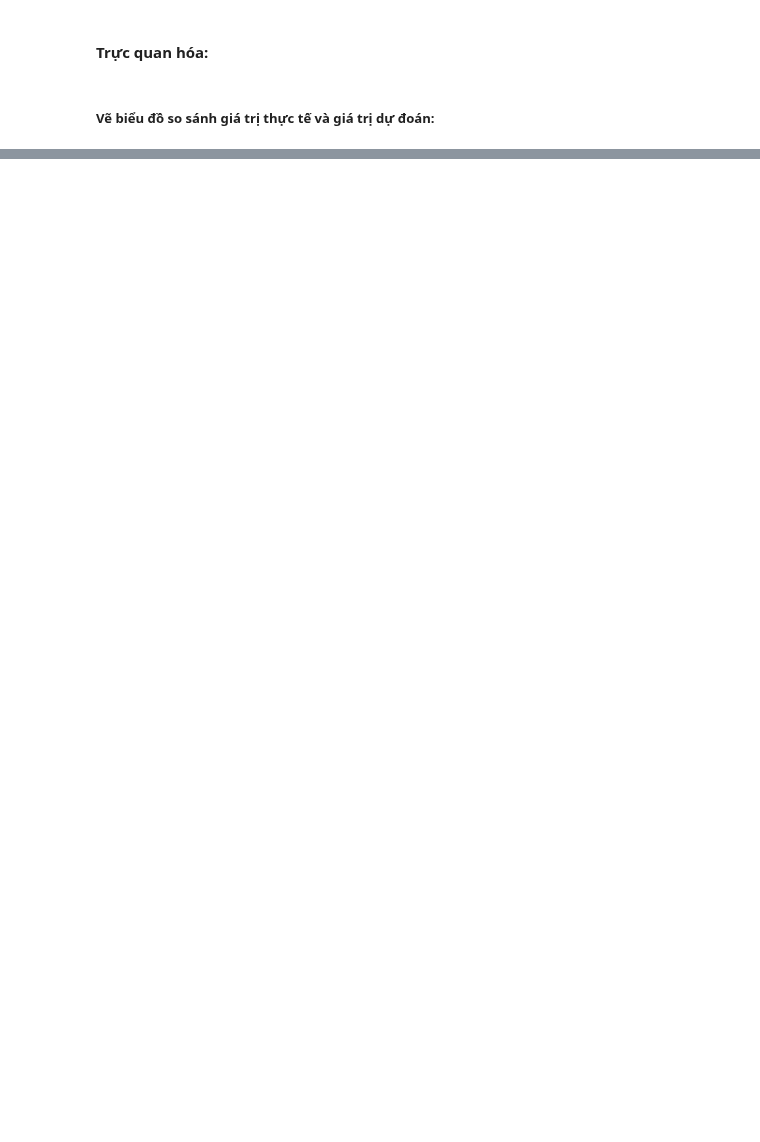
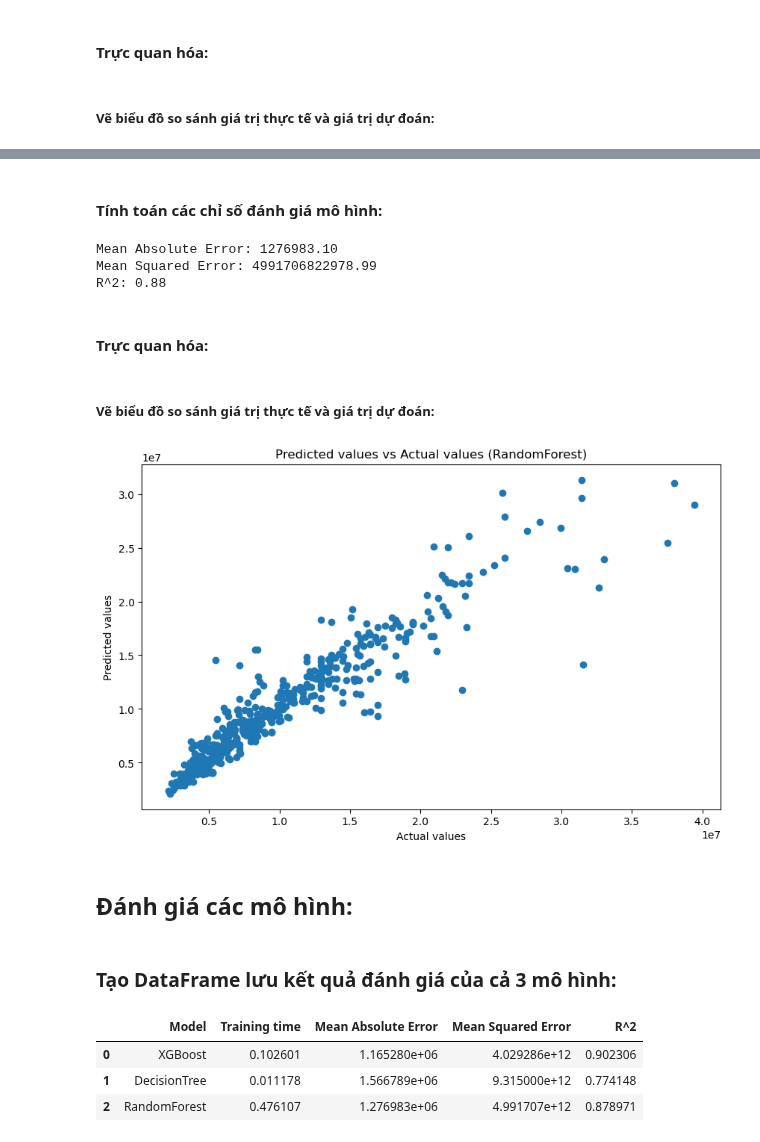
Before and after one commit to Yogurt01/G2_IntroToDataScience_CQ2022-21_Lab, a Jupyter notebook: notebooks/4.0-data-modelling.ipynb, the cells around one changed output, grey strips where cells are left out. Saved outputs shown, nothing was run; the diff lists cells and outputs as text; code cells hidden in the pictures; blank space fills up the shorter version.

```diff
--- a/notebooks/4.0-data-modelling.ipynb
+++ b/notebooks/4.0-data-modelling.ipynb
@@ -468,0 +503,2 @@ plt.show()
+# %%
+model_3 = RandomForestRegressor()
@@ -468,0 +507,4 @@ plt.show()
+# %%
+time_start = time.time()
+model_3.fit(X_train, y_train)
+time_end = time.time()
@@ -468,0 +520,5 @@ plt.show()
+# %%
+y_pred_model_3 = model_3.predict(X_test)
+y_pred_model_3 = np.maximum(y_pred_model_3, 0)  # Đảm bảo giá không âm
+# %% [markdown]
+#### Tính toán các chỉ số đánh giá mô hình:
@@ -468,0 +529,27 @@ plt.show()
+# %%
+print(f"Mean Absolute Error: {mae_model_3:.2f}")
+print(f"Mean Squared Error: {mse_model_3:.2f}")
+print(f"R^2: {r2_model_3:.2f}")
+# %% [output]
+Mean Absolute Error: 1276983.10
+Mean Squared Error: 4991706822978.99
+R^2: 0.88
+# %% [markdown]
+#### Trực quan hóa:
+# %% [markdown]
+##### Vẽ biểu đồ so sánh giá trị thực tế và giá trị dự đoán:
+# %%
+plt.figure(figsize=(10, 6))
+
+plt.scatter(y_test, y_pred_model_3)
+plt.xlabel('Actual values')
+plt.ylabel('Predicted values')
+plt.title('Predicted values vs Actual values (RandomForest)')
+
+plt.show()
+# %% [output]
+[figure, added]
+# %% [markdown]
+## Đánh giá các mô hình:
+# %% [markdown]
+### Tạo DataFrame lưu kết quả đánh giá của cả 3 mô hình:
@@ -468,0 +564,7 @@ plt.show()
+# %%
+models_evaluation_df
+# %% [output]
+|  | Model | Training time | Mean Absolute Error | Mean Squared Error | R^2 |
+| 0 | XGBoost | 0.102601 | 1.165280e+06 | 4.029286e+12 | 0.902306 |
+| 1 | DecisionTree | 0.011178 | 1.566789e+06 | 9.315000e+12 | 0.774148 |
+| 2 | RandomForest | 0.476107 | 1.276983e+06 | 4.991707e+12 | 0.878971 |
```
Also changed, not shown: parts of 91 cells of this notebook, 1 other file.
